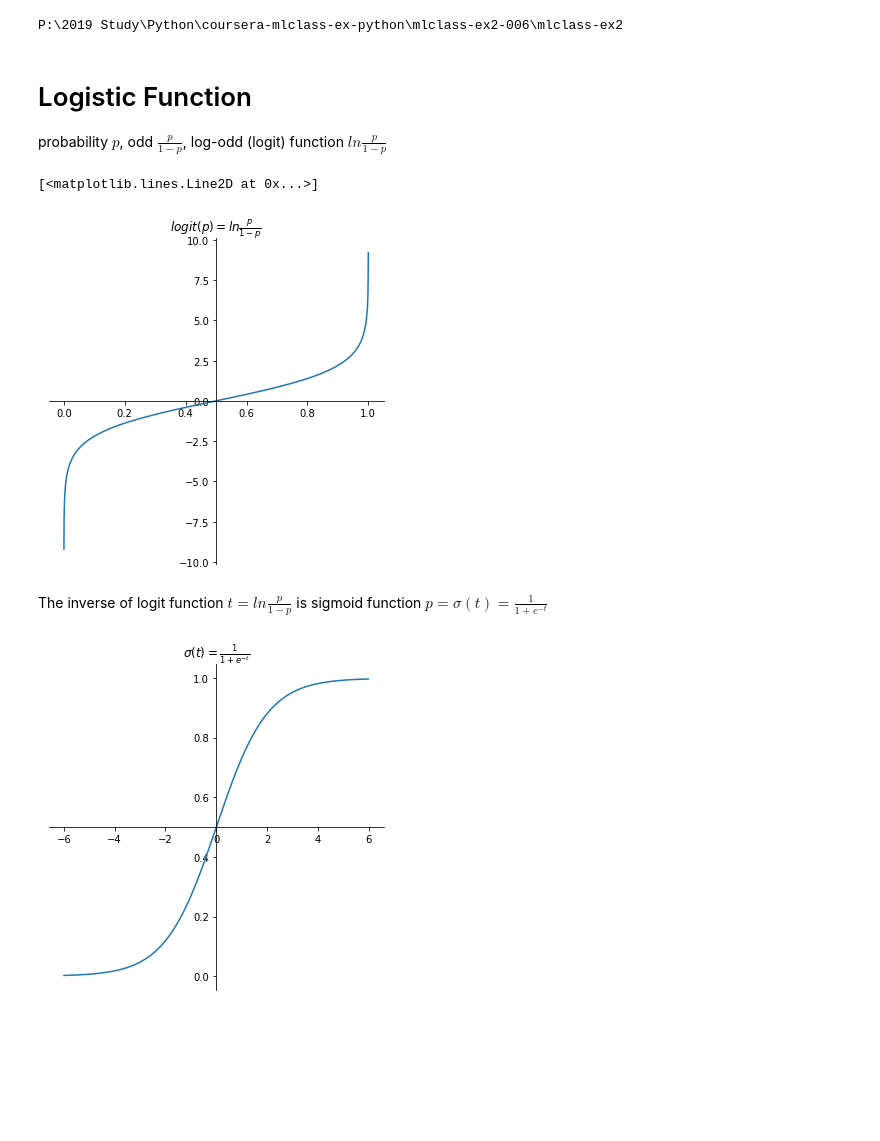
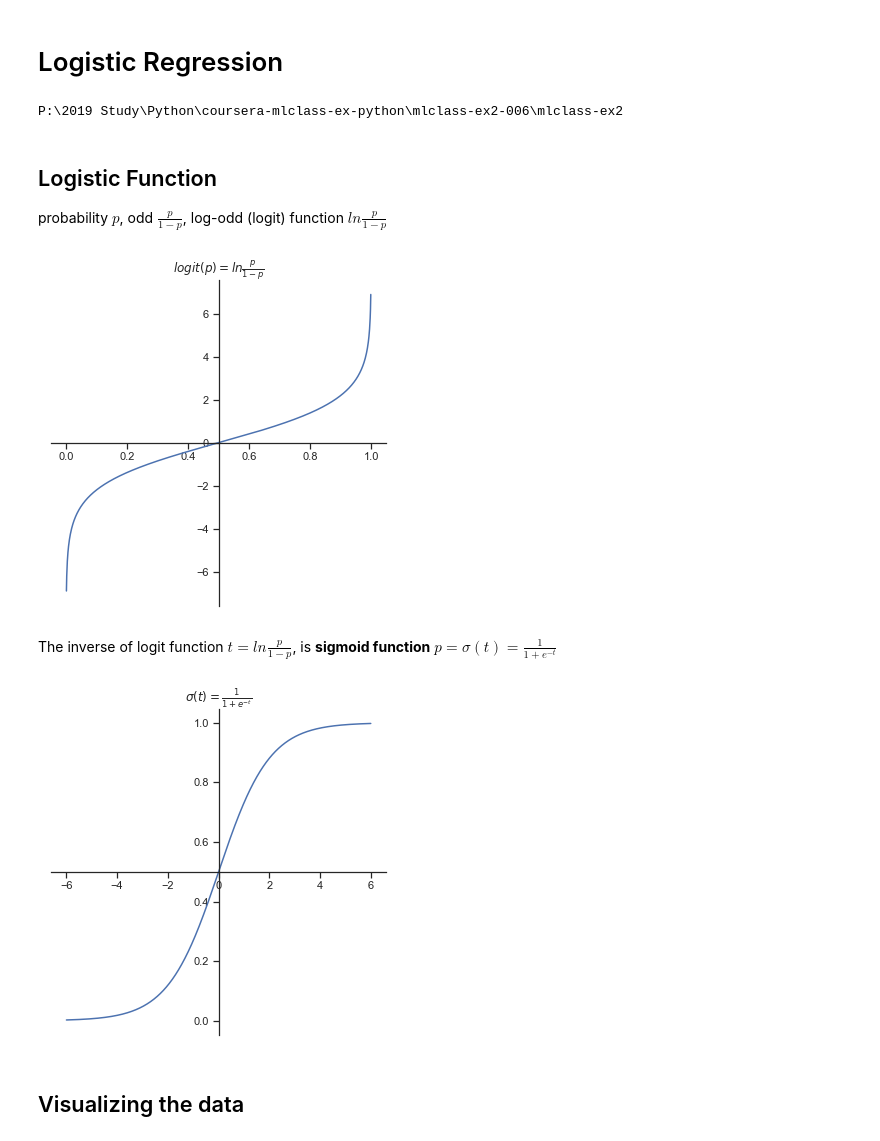
Before and after one commit to ElvinNing/ml-course, a Jupyter notebook: exercise-py/ex2-logistic.ipynb, the cells around one changed output. Saved outputs shown, nothing was run; the diff lists cells and outputs as text; code cells hidden in the pictures; blank space fills up the shorter version.

```diff
--- a/exercise-py/ex2-logistic.ipynb
+++ b/exercise-py/ex2-logistic.ipynb
@@ -1,11 +1,13 @@
+# %% [markdown]
+# Logistic Regression
 # %%
 import os
 import numpy as np
 import pandas as pd
 import matplotlib.pyplot as plt
-import seaborn
+import seaborn as sns
 
-# seaborn.set()
+sns.set(style='ticks')
 %matplotlib inline
 # %%
 try:
@@ -16,38 +18,40 @@ except:
 # %% [output]
 P:\2019 Study\Python\coursera-mlclass-ex-python\mlclass-ex2-006\mlclass-ex2
 # %% [markdown]
-# Logistic Function
+## Logistic Function
 probability $p$, odd $\frac{p}{1-p}$, log-odd (logit) function $ln\frac{p}{1-p}$
 # %%
 def logit(x):
     return np.log(x/(1-x))
 
 p = np.linspace(0, 1, 1000, endpoint=False)
 fig, ax = plt.subplots(figsize=(6,6))
 # Move left y-axis and bottim x-axis to centre, passing (0,0)
 ax.spines['left'].set_position('center')
 ax.spines['bottom'].set_position('center')
 ax.spines['right'].set_color('none')
 ax.spines['top'].set_color('none')
 ax.set_title(r'$logit(p) = ln \frac{p}{1-p}$')
 ax.plot(p, logit(p))
+None
 # %% [output]
-[<matplotlib.lines.Line2D at 0x...>]
-[figure, old version]
+[figure, new version]
 # %% [markdown]
-The inverse of logit function $t=ln\frac{p}{1-p}$ is sigmoid function $p=\sigma(t)=\frac{1}{1+e^{-t}}$
+The inverse of logit function $t=ln\frac{p}{1-p}$, is **sigmoid function** $p=\sigma(t)=\frac{1}{1+e^{-t}}$
 # %%
-def sigmoid(t):
+def sig(t):
     return 1 / (1 + np.exp(-t))
 
-t = np.linspace(-6, 6, 1000, endpoint=False)
+t = np.linspace(-6, 6, 1000)
 fig, ax = plt.subplots(figsize=(6,6))
 ax.spines['left'].set_position('center')
 ax.spines['bottom'].set_position('center')
 ax.spines['right'].set_color('none')
 ax.spines['top'].set_color('none')
 ax.set_title(r'$\sigma(t)=\frac{1}{1+e^{-t}}$')
-ax.plot(t, sigmoid(t))
+ax.plot(t, sig(t))
 None
 # %% [output]
-[figure, old version]
+[figure, new version]
+# %% [markdown]
+## Visualizing the data
```
Also changed, not shown: parts of 17 cells of this notebook, 1 other file.
